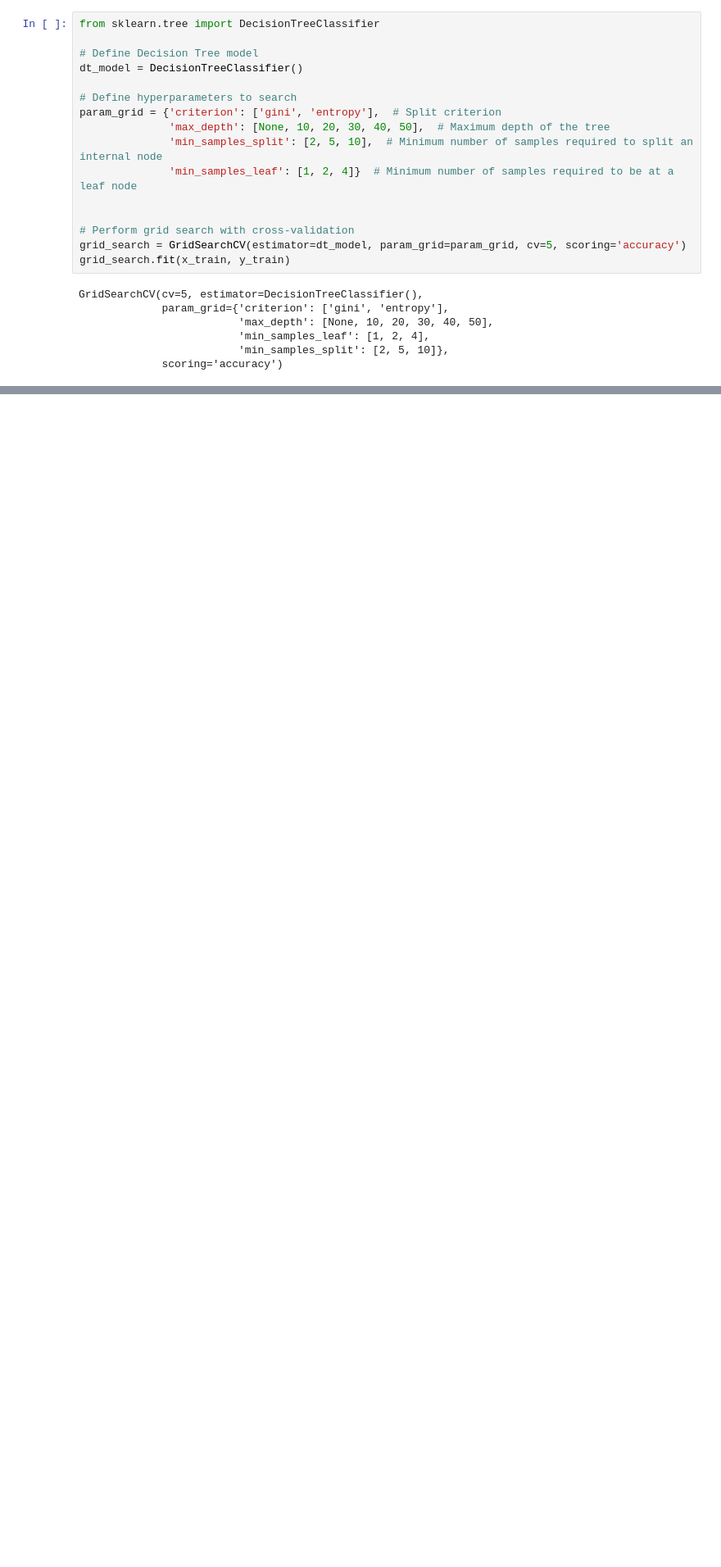
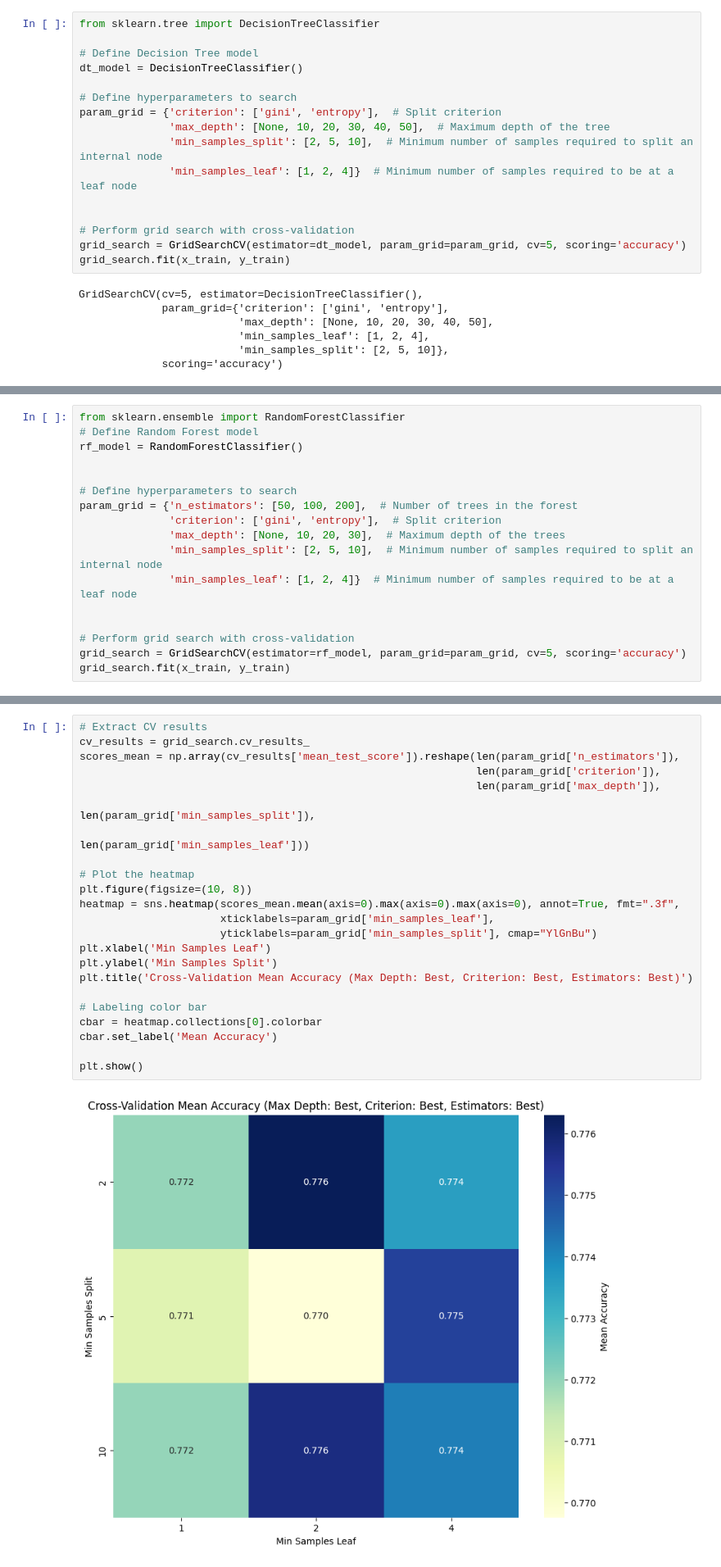
Before and after one commit to Dare-Badejo-001/XGBoostModels, a Jupyter notebook: diabetes_all_model.ipynb, the cells around one changed output, grey strips where cells are left out. Shown at 82% size. Saved outputs shown, nothing was run; the diff lists cells and outputs as text; blank space fills up the shorter version.

```diff
--- a/diabetes_all_model.ipynb
+++ b/diabetes_all_model.ipynb
@@ -285,0 +294,17 @@ print(classification_report(y_test, dt_predict))
+# %%
+from sklearn.ensemble import RandomForestClassifier
+# Define Random Forest model
+rf_model = RandomForestClassifier()
+
+
+# Define hyperparameters to search
+param_grid = {'n_estimators': [50, 100, 200],  # Number of trees in the forest
+              'criterion': ['gini', 'entropy'],  # Split criterion
+              'max_depth': [None, 10, 20, 30],  # Maximum depth of the trees
+              'min_samples_split': [2, 5, 10],  # Minimum number of samples required to split an internal node
+              'min_samples_leaf': [1, 2, 4]}  # Minimum number of samples required to be at a leaf node
+
+
+# Perform grid search with cross-validation
+grid_search = GridSearchCV(estimator=rf_model, param_grid=param_grid, cv=5, scoring='accuracy')
+grid_search.fit(x_train, y_train)
@@ -285,0 +319,25 @@ print(classification_report(y_test, dt_predict))
+# %%
+# Extract CV results
+cv_results = grid_search.cv_results_
+scores_mean = np.array(cv_results['mean_test_score']).reshape(len(param_grid['n_estimators']),
+                                                              len(param_grid['criterion']),
+                                                              len(param_grid['max_depth']),
+                                                              len(param_grid['min_samples_split']),
+                                                              len(param_grid['min_samples_leaf']))
+
+# Plot the heatmap
+plt.figure(figsize=(10, 8))
+heatmap = sns.heatmap(scores_mean.mean(axis=0).max(axis=0).max(axis=0), annot=True, fmt=".3f",
+                      xticklabels=param_grid['min_samples_leaf'],
+                      yticklabels=param_grid['min_samples_split'], cmap="YlGnBu")
+plt.xlabel('Min Samples Leaf')
+plt.ylabel('Min Samples Split')
+plt.title('Cross-Validation Mean Accuracy (Max Depth: Best, Criterion: Best, Estimators: Best)')
+
+# Labeling color bar
+cbar = heatmap.collections[0].colorbar
+cbar.set_label('Mean Accuracy')
+
+plt.show()
+# %% [output]
+[figure, added]
```
Also changed, not shown: parts of 16 cells of this notebook, 1 other file.
